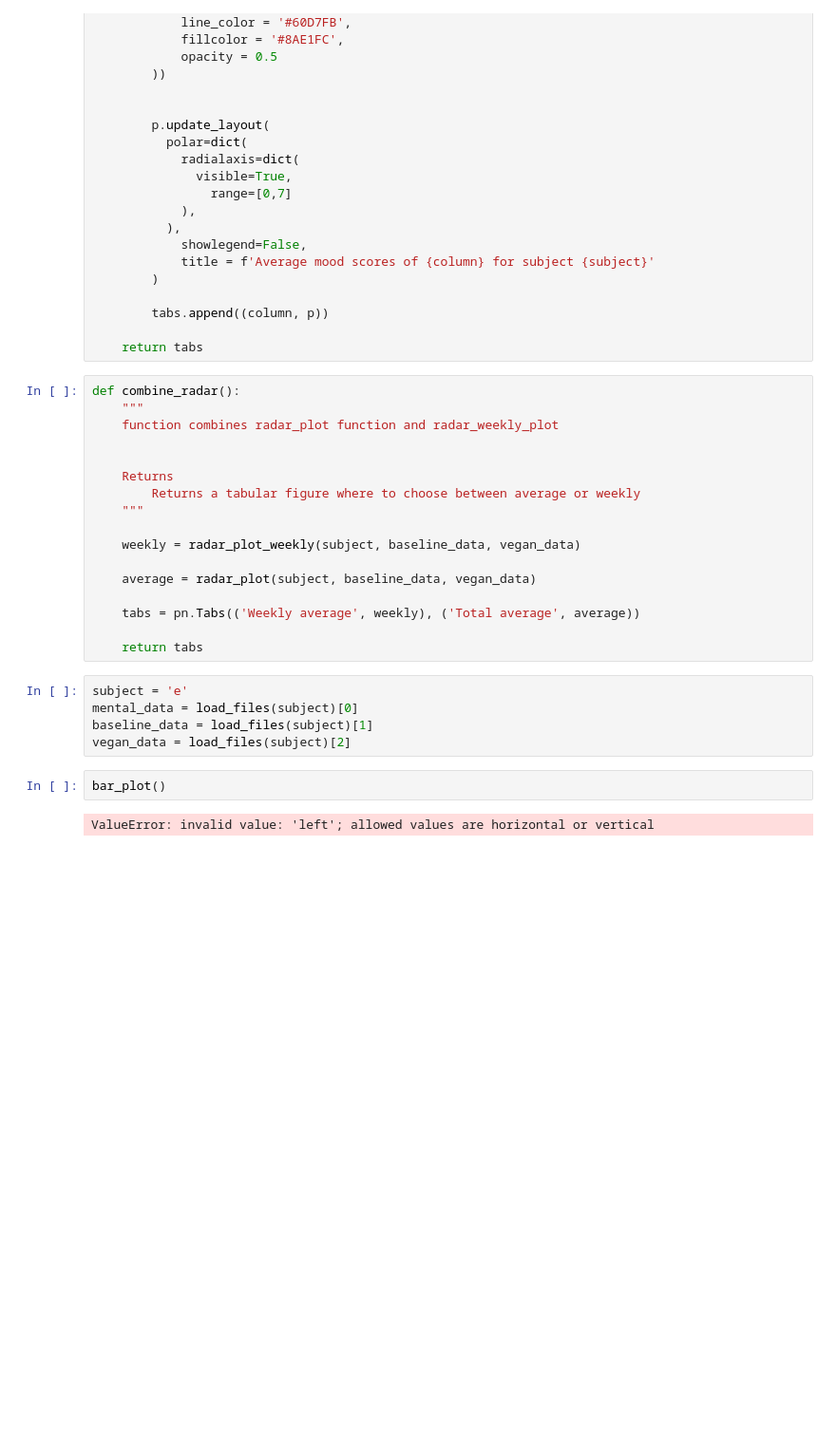
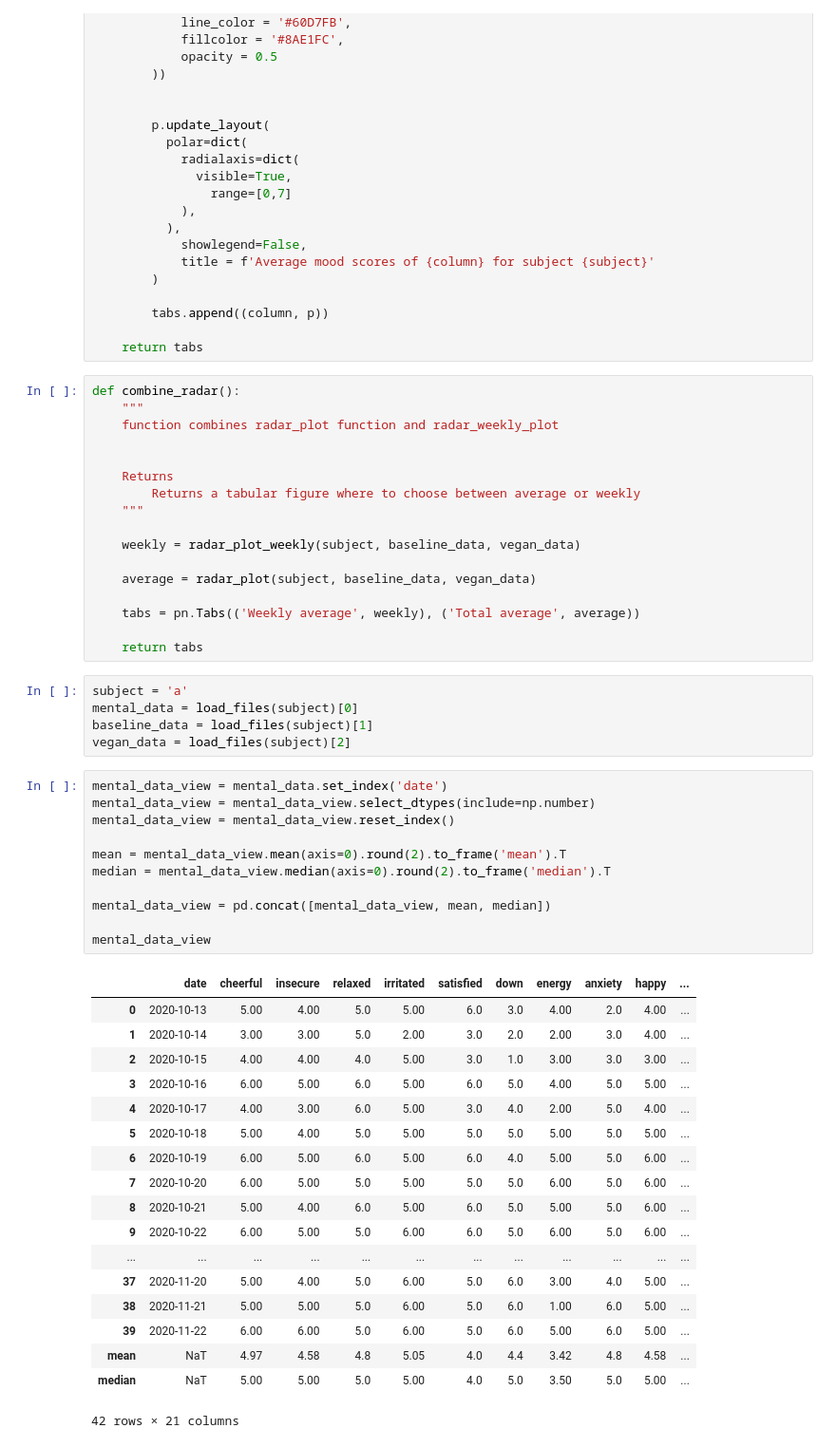
Before and after one commit to kyliekeijzer/project-vegang, a Jupyter notebook: mental_health_plot.ipynb, the cells around one changed output. Shown at 95% size. Drawn from its saved outputs; the diff is of its cells as text; blank space fills up the shorter version.

```diff
--- a/mental_health_plot.ipynb
+++ b/mental_health_plot.ipynb
@@ -339,11 +339,37 @@ def combine_radar():
 
     return tabs
 # %%
-subject = 'e'
+subject = 'a'
 mental_data = load_files(subject)[0]
 baseline_data = load_files(subject)[1]
 vegan_data = load_files(subject)[2]
-# %%
-bar_plot()
-# %% [output]
-ValueError: invalid value: 'left'; allowed values are horizontal or vertical
+# %%
+mental_data_view = mental_data.set_index('date')
+mental_data_view = mental_data_view.select_dtypes(include=np.number)
+mental_data_view = mental_data_view.reset_index()
+
+mean = mental_data_view.mean(axis=0).round(2).to_frame('mean').T
+median = mental_data_view.median(axis=0).round(2).to_frame('median').T
+
+mental_data_view = pd.concat([mental_data_view, mean, median])
+
+mental_data_view
+# %% [output]
+|  | date | cheerful | insecure | relaxed | irritated | satisfied | down | energy | anxiety | happy | ... |
+| 0 | 2020-10-13 | 5.00 | 4.00 | 5.0 | 5.00 | 6.0 | 3.0 | 4.00 | 2.0 | 4.00 | ... |
+| 1 | 2020-10-14 | 3.00 | 3.00 | 5.0 | 2.00 | 3.0 | 2.0 | 2.00 | 3.0 | 4.00 | ... |
+| 2 | 2020-10-15 | 4.00 | 4.00 | 4.0 | 5.00 | 3.0 | 1.0 | 3.00 | 3.0 | 3.00 | ... |
+| 3 | 2020-10-16 | 6.00 | 5.00 | 6.0 | 5.00 | 6.0 | 5.0 | 4.00 | 5.0 | 5.00 | ... |
+| 4 | 2020-10-17 | 4.00 | 3.00 | 6.0 | 5.00 | 3.0 | 4.0 | 2.00 | 5.0 | 4.00 | ... |
+| 5 | 2020-10-18 | 5.00 | 4.00 | 5.0 | 5.00 | 5.0 | 5.0 | 5.00 | 5.0 | 5.00 | ... |
+| 6 | 2020-10-19 | 6.00 | 5.00 | 6.0 | 5.00 | 6.0 | 4.0 | 5.00 | 5.0 | 6.00 | ... |
+| 7 | 2020-10-20 | 6.00 | 5.00 | 5.0 | 5.00 | 5.0 | 5.0 | 6.00 | 5.0 | 6.00 | ... |
+| 8 | 2020-10-21 | 5.00 | 4.00 | 6.0 | 5.00 | 6.0 | 5.0 | 5.00 | 5.0 | 6.00 | ... |
+| 9 | 2020-10-22 | 6.00 | 5.00 | 5.0 | 6.00 | 6.0 | 5.0 | 6.00 | 5.0 | 6.00 | ... |
+| ... | ... | ... | ... | ... | ... | ... | ... | ... | ... | ... | ... |
+| 37 | 2020-11-20 | 5.00 | 4.00 | 5.0 | 6.00 | 5.0 | 6.0 | 3.00 | 4.0 | 5.00 | ... |
+| 38 | 2020-11-21 | 5.00 | 5.00 | 5.0 | 6.00 | 5.0 | 6.0 | 1.00 | 6.0 | 5.00 | ... |
+| 39 | 2020-11-22 | 6.00 | 6.00 | 5.0 | 6.00 | 5.0 | 6.0 | 5.00 | 6.0 | 5.00 | ... |
+| mean | NaT | 4.97 | 4.58 | 4.8 | 5.05 | 4.0 | 4.4 | 3.42 | 4.8 | 4.58 | ... |
+| median | NaT | 5.00 | 5.00 | 5.0 | 5.00 | 4.0 | 5.0 | 3.50 | 5.0 | 5.00 | ... |
+42 rows × 21 columns
```
Also changed, not shown: parts of 2 cells of this notebook, 1 other file.
